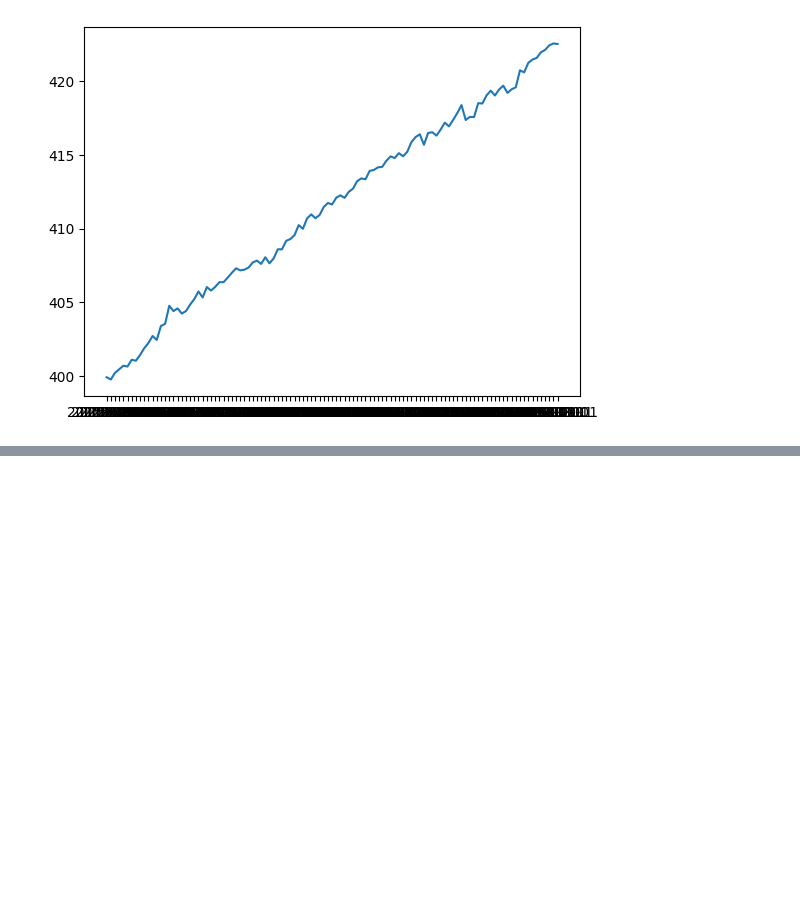
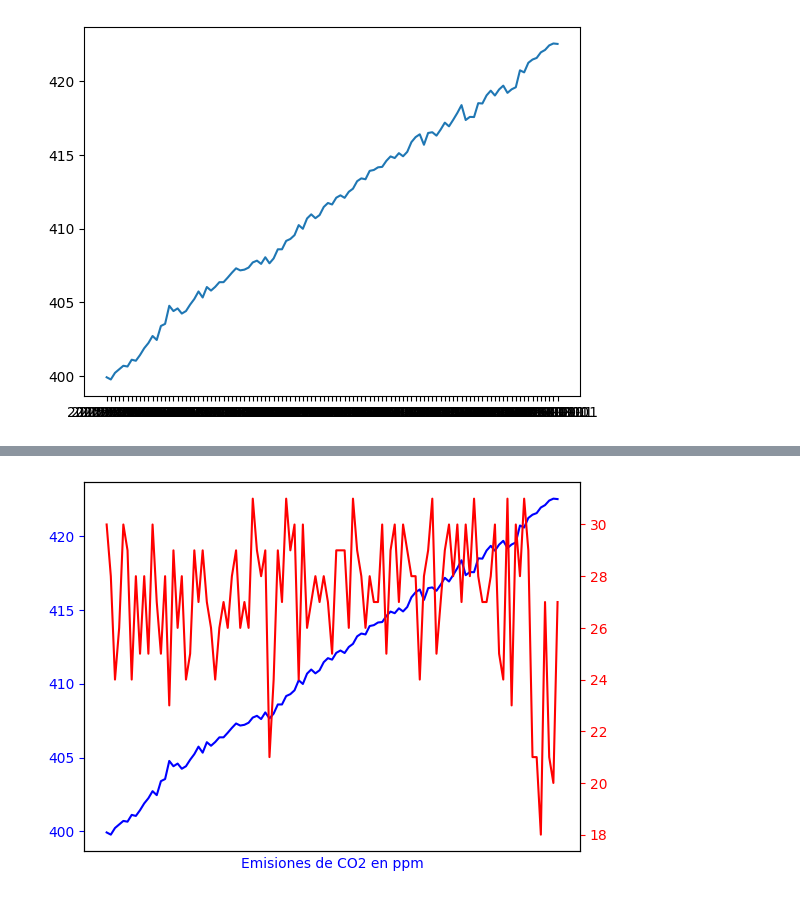
Before and after one commit to Benmaza/Benmaza, a Jupyter notebook: EBAC/15_Matplotlib_2.ipynb, the cells around one changed output, grey strips where cells are left out. Saved outputs shown, nothing was run; the diff lists cells and outputs as text; code cells hidden in the pictures; blank space fills up the shorter version.

```diff
--- a/EBAC/15_Matplotlib_2.ipynb
+++ b/EBAC/15_Matplotlib_2.ipynb
@@ -33,0 +58,10 @@ plt.show()
+# %%
+fig, ax= plt.subplots()
+grafica_series_tiempo(ax, fechas['Date'], fechas['Interpolated'], 'blue',
+                      'Datos Mensuales de 2015-2020', 'Emisiones de CO2 en ppm')
+ax2=ax.twinx()
+grafica_series_tiempo(ax2, fechas['Date'], fechas['Trend'], 'red', '', 'CO2 Trend')
+ax.axes.xaxis.set_ticks([])
+plt.show()
+# %% [output]
+[figure, added]
```
Also changed, not shown: parts of 3 cells of this notebook, 2 other files.
